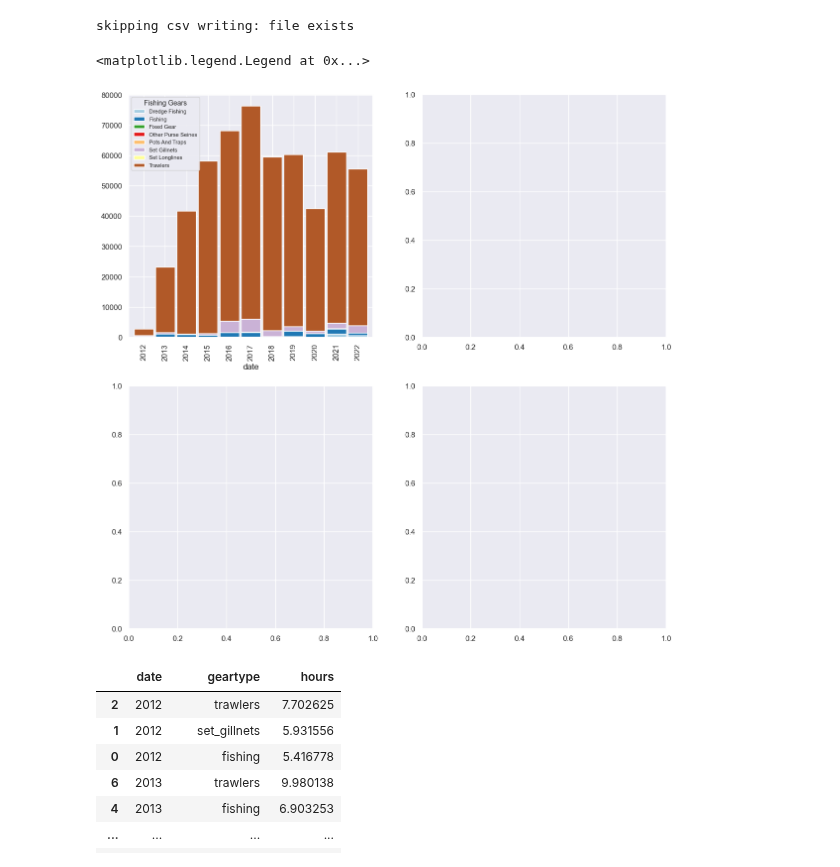
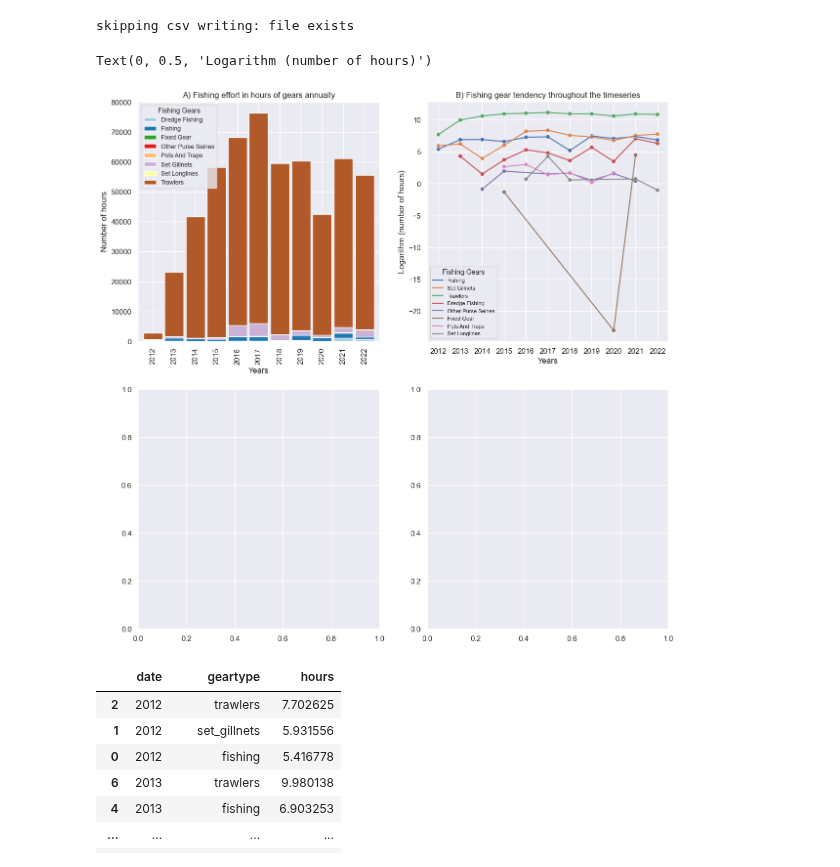
Before and after one commit to d2gex/fishery-analysis, a Jupyter notebook: src/firth_clyde_fishing_effort.ipynb, the cells around one changed output. Cells and saved outputs as stored; diff of their text form; code cells hidden in the pictures.

Commit message:
Add scatter plot showing fishing gear tendency

```diff
--- a/src/firth_clyde_fishing_effort.ipynb
+++ b/src/firth_clyde_fishing_effort.ipynb
@@ -145,16 +145,53 @@ skipping csv writing: file exists
 stack_barplot_df = timeseries[['date', 'geartype', 'hours']]
 stack_barplot_df = stack_barplot_df.assign (geartype=(stack_barplot_df['geartype'].replace("_", " ", regex=True)).str.title())
 stack_barplot_df = stack_barplot_df.groupby(['date', 'geartype']).agg({'hours': 'sum'}).reset_index()
+
+# Create dataset for lineplot
+scatter_line_plot_df = stack_barplot_df.copy()
+scatter_line_plot_df.loc[scatter_line_plot_df["hours"] <= 0, "hours"] = 10 ** -10
+scatter_line_plot_df = scatter_line_plot_df.assign (hours=np.log(scatter_line_plot_df["hours"]))
+
+# Pivot the stacked barplot
 stack_barplot_df = pd.pivot(stack_barplot_df, index='date', columns="geartype", values="hours").fillna(0)
 # %%
 # plot the cumsum, with reverse hue order
 _, ax =plt.subplots(nrows=2, ncols=2, figsize=(14,14))
+legend_title_fontsize = 10
+legend_fontsize = 9
+geartype_legend_length = len(set(timeseries['geartype']))
 stack_barplot_df.plot (kind = 'bar', stacked = True, width=0.9, colormap='Paired', ax = ax[0][0])
+
+
+# All fishing gear tendendencies
+sns.scatterplot(data=scatter_line_plot_df,
+                x = "date",
+                y ="hours",
+                hue='geartype',
+                ax = ax[0][1])
+sns.lineplot(data=scatter_line_plot_df,
+                x = "date",
+                y="hours",
+                hue='geartype',
+             ax = ax[0][1])
+
+# Legend of different facegrid quadrants
+# ----> [0,0]
 handles, labels = ax[0][0].get_legend_handles_labels()
-ax[0][0].legend(handles=handles, labels=labels, title = "Fishing Gears", title_fontsize = 10, fontsize = 8)
+ax[0][0].legend(handles=handles, labels=labels, title = "Fishing Gears", title_fontsize = legend_title_fontsize, fontsize = legend_fontsize)
+ax[0][0].set_title("A) Fishing effort in hours of gears annually")
+ax[0][0].set_xlabel("Years")
+ax[0][0].set_ylabel("Number of hours")
+
+# ----> [0,1]
+handles, labels = ax[0][1].get_legend_handles_labels()
+handles = handles[geartype_legend_length:]
+ax[0][1].legend(handles=handles, labels=labels, title = "Fishing Gears", title_fontsize = 10, fontsize = 8)
+ax[0][1].set_title("B) Fishing gear tendency throughout the timeseries")
+ax[0][1].set_xlabel("Years")
+ax[0][1].set_ylabel("Logarithm (number of hours)")
 # %% [output]
-<matplotlib.legend.Legend at 0x...>
+Text(0, 0.5, 'Logarithm (number of hours)')
-[figure, old version]
+[figure, new version]
 # %%
 scatter_line_plot_df = stack_barplot_df.copy()
 scatter_line_plot_df.loc[scatter_line_plot_df["hours"] <= 0, "hours"] = 10 ** -10
```
Also changed, not shown: parts of 1 cell of this notebook.
